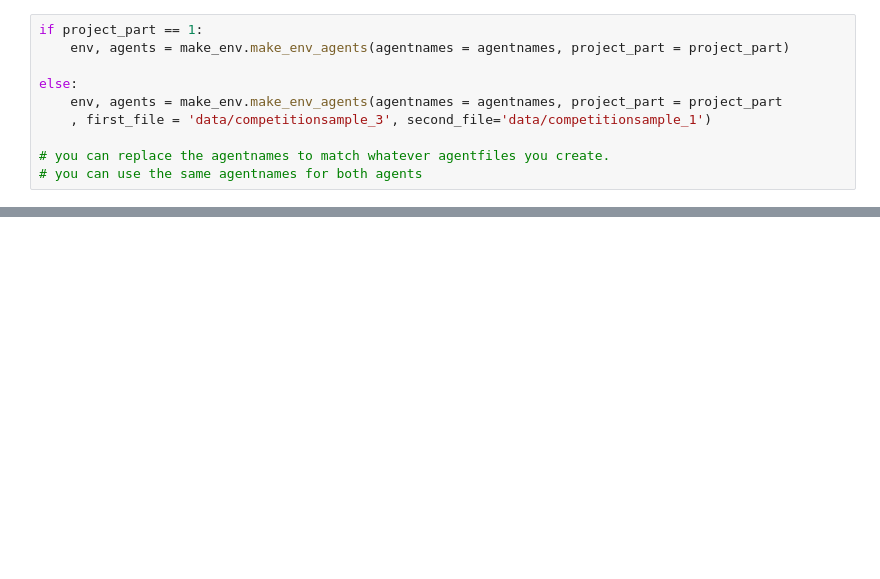
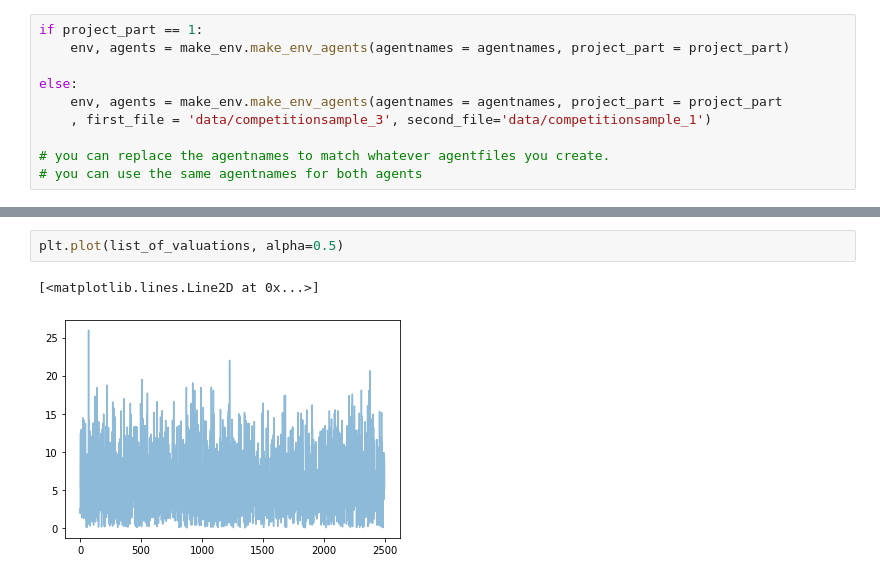
Before and after one commit to horizonhou/ads-project, a Jupyter notebook: run_gym_headtohead_localcomputer.ipynb, the cells around one changed output, grey strips where cells are left out. Saved outputs shown, nothing was run; the diff lists cells and outputs as text; blank space fills up the shorter version.

```diff
--- a/run_gym_headtohead_localcomputer.ipynb
+++ b/run_gym_headtohead_localcomputer.ipynb
@@ -76,0 +70,5 @@ a[0]
+# %%
+plt.plot(list_of_valuations, alpha=0.5)
+# %% [output]
+[<matplotlib.lines.Line2D at 0x...>]
+[figure, added]
```
Also changed, not shown: parts of 10 cells of this notebook, 2 other files.
